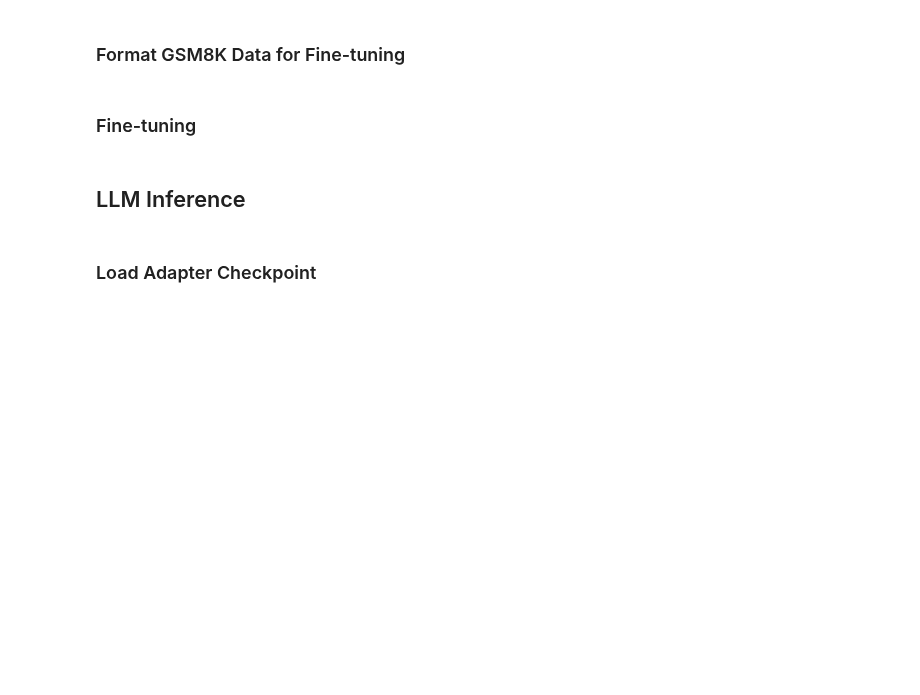
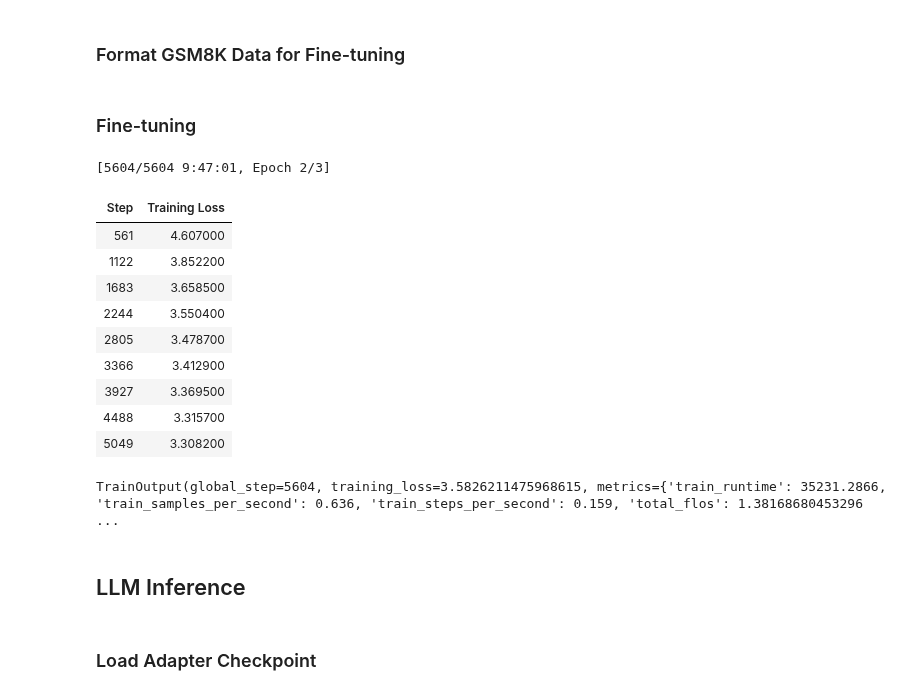
Before and after one commit to chousallen/MachineLearning2025, a Jupyter notebook: hw06/ml2025hw6.ipynb, the cells around one changed output. Drawn from its saved outputs; the diff is of its cells as text; code cells hidden in the pictures; blank space fills up the shorter version.

```diff
--- a/hw06/ml2025hw6.ipynb
+++ b/hw06/ml2025hw6.ipynb
@@ -152,34 +207,46 @@ from transformers import get_scheduler
 training_arguments = SFTConfig( # Configuration for the SFT trainer
     seed=1126,
     data_seed=1126,
     output_dir=f"sft",
     per_device_train_batch_size=1,
     gradient_accumulation_steps=4,
     optim="paged_adamw_32bit",
     num_train_epochs=3, # TODO: If you use fixed few-shot examples, increase epoch
     logging_strategy="steps",
     logging_steps=0.1,
     save_strategy="steps",
     save_steps=0.1,
     lr_scheduler_type='linear',
     learning_rate=2e-5, # TODO: Decrease learning rate: 1e-4~1e-5
     warmup_ratio=0.1,
     # TODO: Add weight decay
     bf16=True,
     group_by_length=True,
     max_seq_length=max_token_len,
     dataset_text_field='text',
     report_to='none',
-    weight_decay=0.01,
 )
 trainer = SFTTrainer( # Creates the SFT trainer
     model=peft_model,
     train_dataset=formatted_gsm8k,
     peft_config=peft_config,
     processing_class=sft_tokenizer,
     args=training_arguments,
 )
 trainer.train() # Starts the training process
+# %% [output]
+[5604/5604 9:47:01, Epoch 2/3]
+| Step | Training Loss |
+| 561 | 4.607000 |
+| 1122 | 3.852200 |
+| 1683 | 3.658500 |
+| 2244 | 3.550400 |
+| 2805 | 3.478700 |
+| 3366 | 3.412900 |
+| 3927 | 3.369500 |
+| 4488 | 3.315700 |
+| 5049 | 3.308200 |
+TrainOutput(global_step=5604, training_loss=3.5826211475968615, metrics={'train_runtime': 35231.2866, 'train_samples_per_second': 0.636, 'train_steps_per_second': 0.159, 'total_flos': 1.38168680453296 ...
 # %% [markdown]
 ## LLM Inference
 # %% [markdown]
```
Also changed, not shown: parts of 6 cells of this notebook.
